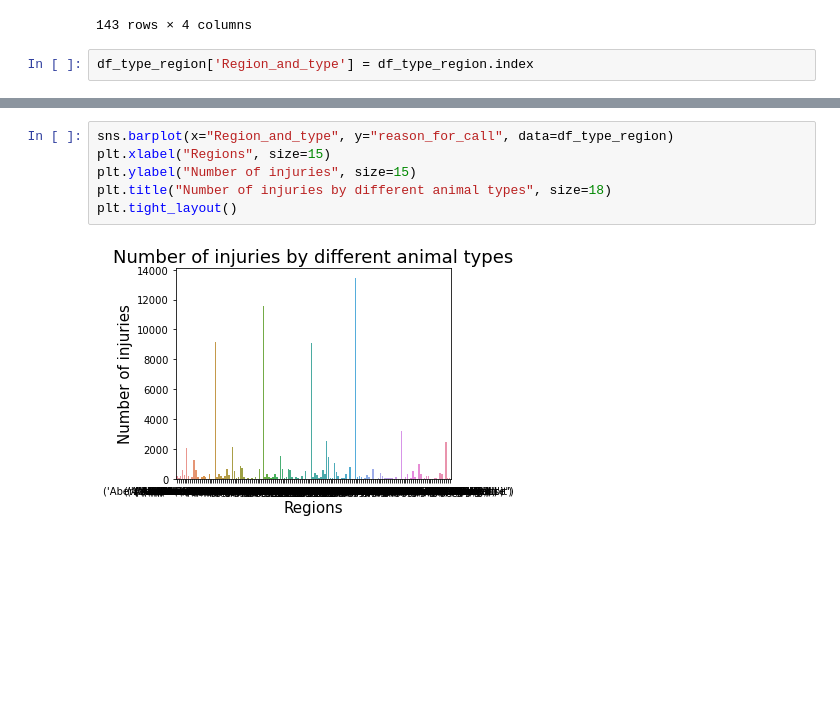
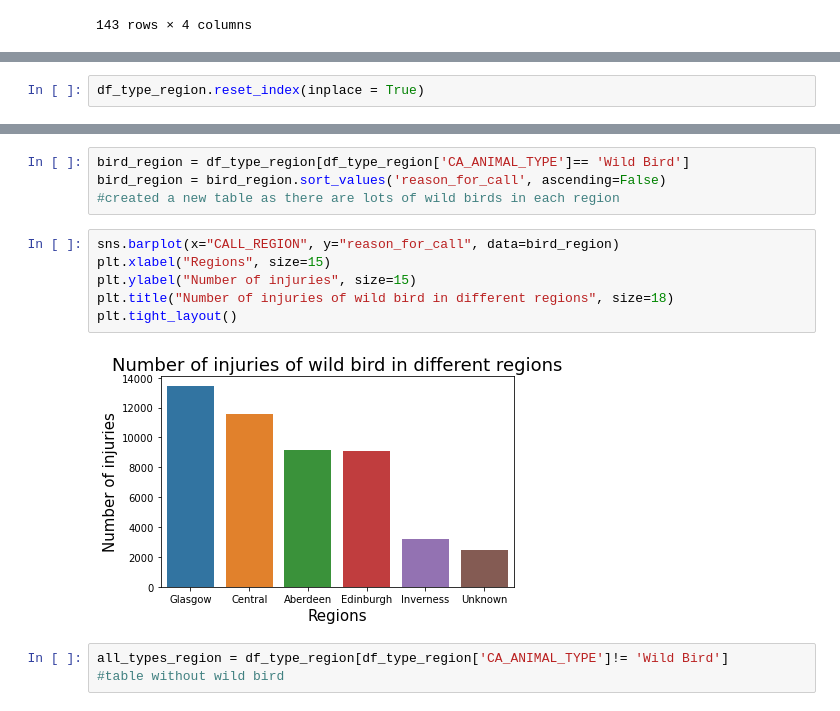
Before and after one commit to vpetrova13/final_project_VM, a Jupyter notebook: analysis_and_documentation/wildlife_analysis.ipynb, the cells around one changed output, grey strips where cells are left out. Cells and saved outputs as stored; diff of their text form; blank space fills up the shorter version.

```diff
--- a/analysis_and_documentation/wildlife_analysis.ipynb
+++ b/analysis_and_documentation/wildlife_analysis.ipynb
@@ -234,5 +187,3 @@ df_type_region
 |  | Wild Mouse | 32 | 32 | 32 | 32 |
 |  | Wild Rabbit | 65 | 65 | 65 | 65 |
 143 rows × 4 columns
-# %%
-df_type_region['Region_and_type'] = df_type_region.index
@@ -255,0 +190,2 @@ df_type_region
+# %%
+df_type_region.reset_index(inplace = True)
@@ -256,8 +203,15 @@ df_type_region
+# %%
+bird_region = df_type_region[df_type_region['CA_ANIMAL_TYPE']== 'Wild Bird']
+bird_region = bird_region.sort_values('reason_for_call', ascending=False)
+#created a new table as there are lots of wild birds in each region
 # %%
-sns.barplot(x="Region_and_type", y="reason_for_call", data=df_type_region)
+sns.barplot(x="CALL_REGION", y="reason_for_call", data=bird_region)
 plt.xlabel("Regions", size=15)
 plt.ylabel("Number of injuries", size=15)
-plt.title("Number of injuries by different animal types", size=18)
+plt.title("Number of injuries of wild bird in different regions", size=18)
 plt.tight_layout()
 # %% [output]
-[figure, old version]
+[figure, new version]
+# %%
+all_types_region = df_type_region[df_type_region['CA_ANIMAL_TYPE']!= 'Wild Bird']
+#table without wild bird
```
Also changed, not shown: parts of 46 cells of this notebook, 1 other file.
